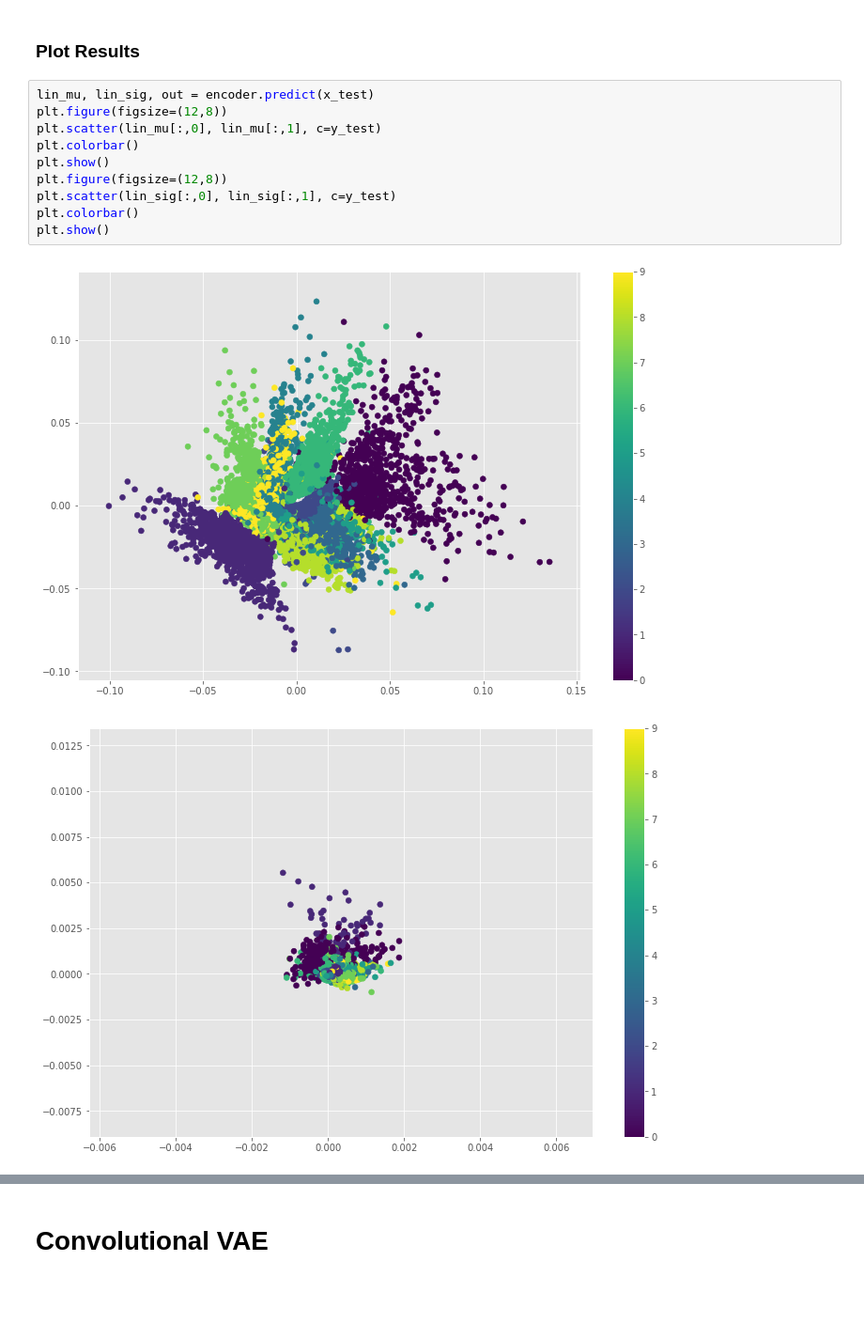
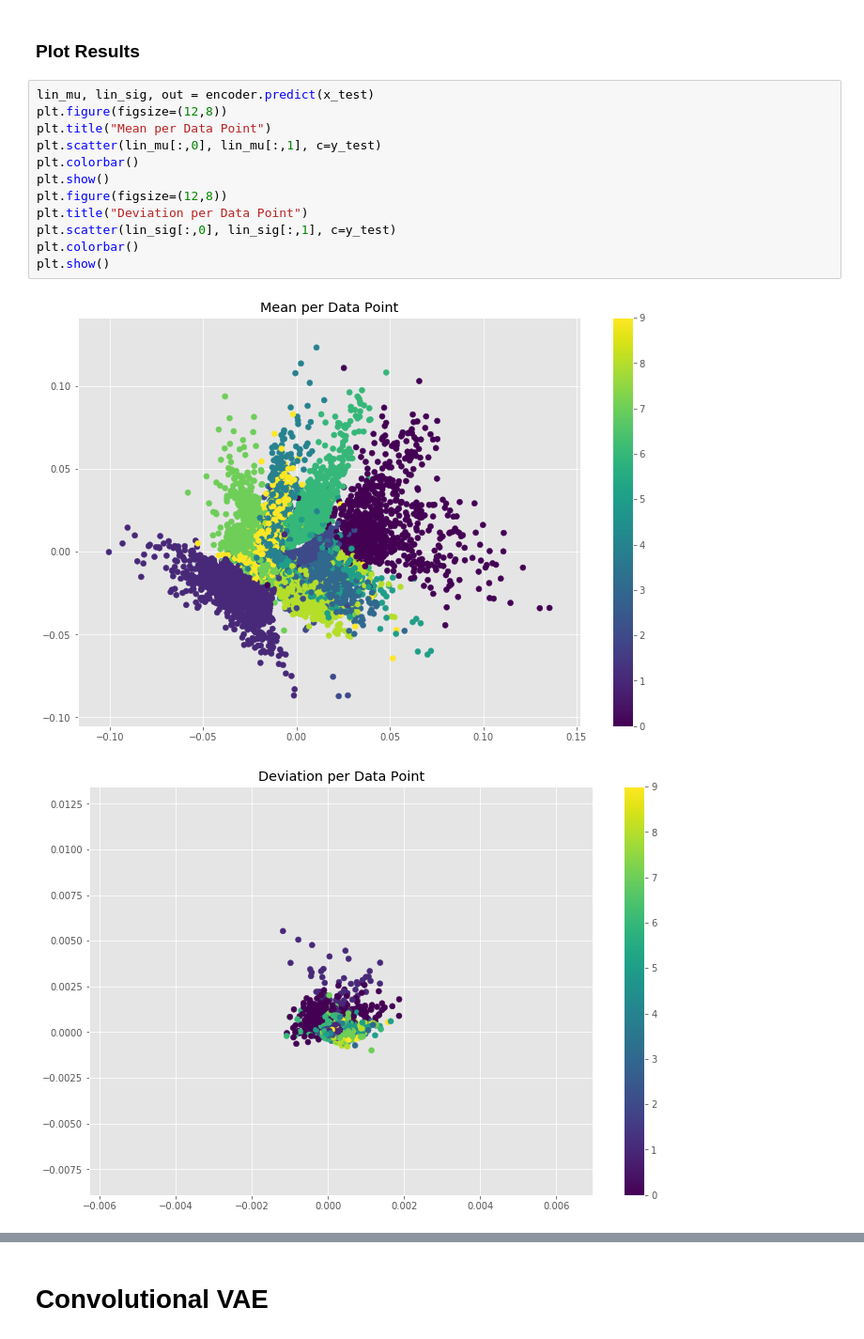
Before and after one commit to gandhiy/variational_inference, a Jupyter notebook: VAE MNIST.ipynb, the cells around one changed output, grey strips where cells are left out. Shown at 94% size. Cells and saved outputs as stored; diff of their text form; blank space fills up the shorter version.

```diff
--- a/VAE MNIST.ipynb
+++ b/VAE MNIST.ipynb
@@ -69,16 +69,18 @@ Epoch 25/25
 # %%
 lin_mu, lin_sig, out = encoder.predict(x_test)
 plt.figure(figsize=(12,8))
+plt.title("Mean per Data Point")
 plt.scatter(lin_mu[:,0], lin_mu[:,1], c=y_test)
 plt.colorbar()
 plt.show()
 plt.figure(figsize=(12,8))
+plt.title("Deviation per Data Point")
 plt.scatter(lin_sig[:,0], lin_sig[:,1], c=y_test)
 plt.colorbar()
 plt.show()
 # %% [output]
-[figure, old version]
+[figure, new version]
-[figure, old version]
+[figure, new version]
 # %%
 n = 30
 digit_size = 28
```
Also changed, not shown: parts of 6 cells of this notebook, 1 other file.
